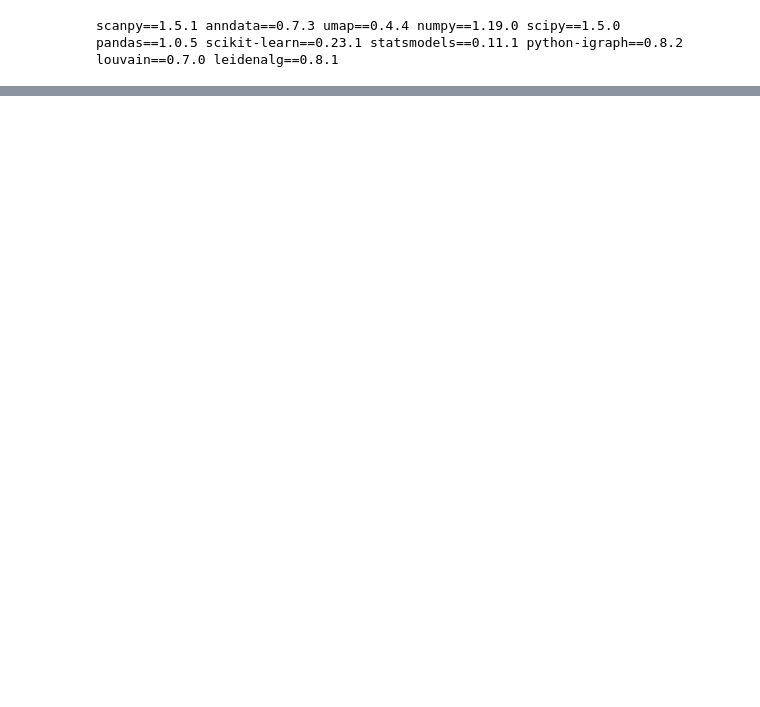
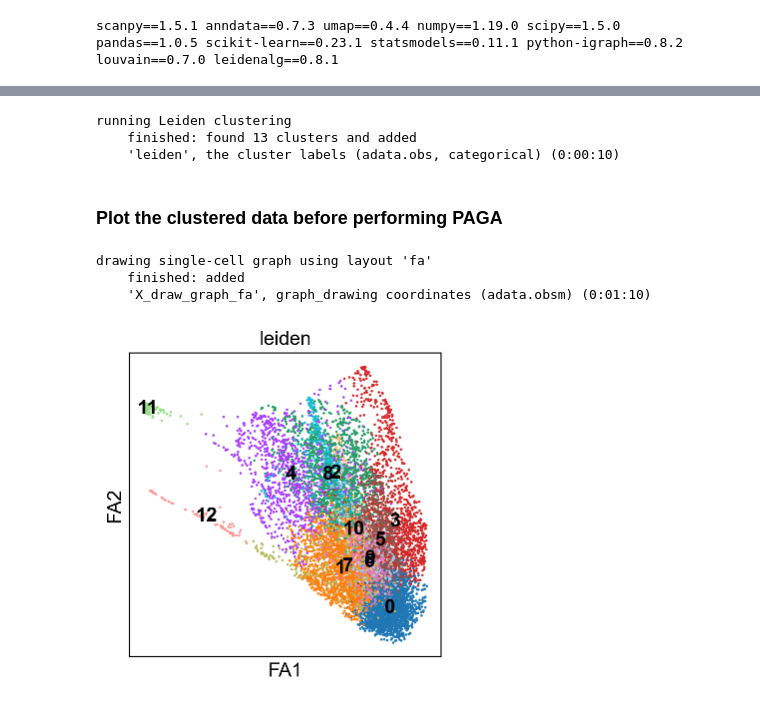
Before and after one commit to reangdeba/compbio, a Jupyter notebook: notebooks/zebrafish_custom_dataset.ipynb, the cells around one changed output, grey strips where cells are left out. Drawn from its saved outputs; the diff is of its cells as text; code cells hidden in the pictures; blank space fills up the shorter version.

Commit message:
updated notebook with PAGA

```diff
--- a/notebooks/zebrafish_custom_dataset.ipynb
+++ b/notebooks/zebrafish_custom_dataset.ipynb
@@ -39,0 +65,20 @@ WARNING: Some cells have total count of genes equal to zero
+# %%
+# perform clustering using the leiden/louvain algorithm
+# this gave 13 clusters
+sc.tl.leiden(adata)
+# %% [output]
+running Leiden clustering
+    finished: found 13 clusters and added
+    'leiden', the cluster labels (adata.obs, categorical) (0:00:10)
+# %% [markdown]
+### Plot the clustered data before performing PAGA
+# %%
+sc.tl.draw_graph(adata, color='leiden')
+# %% [output]
+drawing single-cell graph using layout 'fa'
+    finished: added
+    'X_draw_graph_fa', graph_drawing coordinates (adata.obsm) (0:01:10)
+# %%
+sc.pl.draw_graph(adata, color='leiden', legend_loc='on data')
+# %% [output]
+[figure, added]
```
Also changed, not shown: parts of 26 cells of this notebook, 1 other file.
